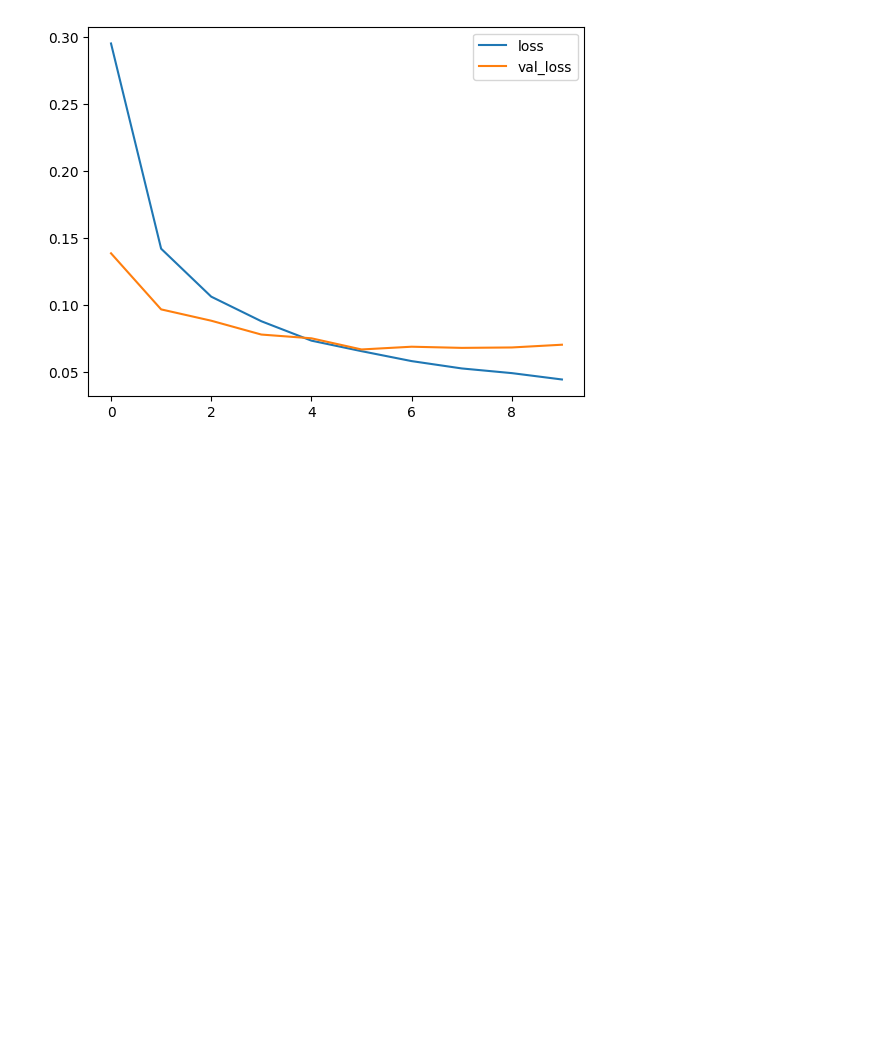
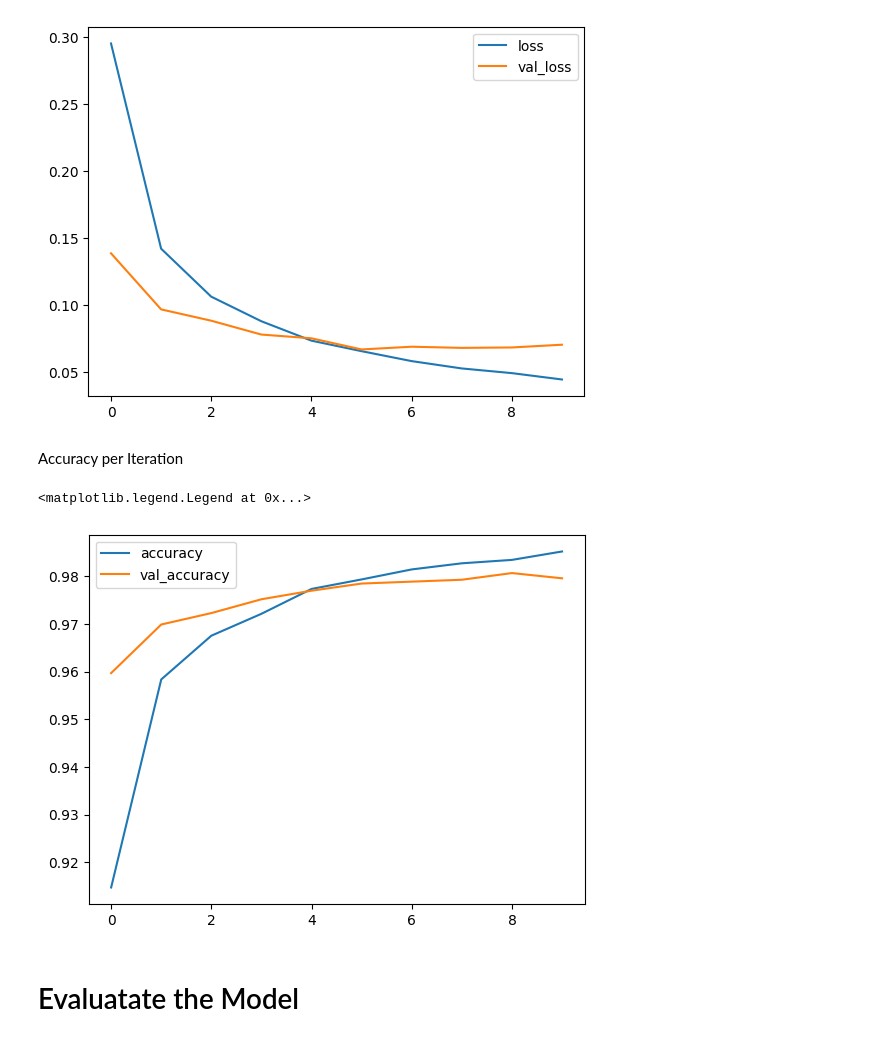
Before and after one commit to AmirHPartovi/MNIST, a Jupyter notebook: MNIST_ANN.ipynb, the cells around one changed output. Saved outputs shown, nothing was run; the diff lists cells and outputs as text; code cells hidden in the pictures; blank space fills up the shorter version.

```diff
--- a/MNIST_ANN.ipynb
+++ b/MNIST_ANN.ipynb
@@ -85,3 +85,15 @@ plt.legend()
 # %% [output]
 <matplotlib.legend.Legend at 0x...>
 [figure]
+# %% [markdown]
+Accuracy per Iteration
+# %%
+# Plot Accuray per Iteration
+plt.plot(fit.history['accuracy'],label='accuracy')
+plt.plot(fit.history['val_accuracy'],label='val_accuracy')
+plt.legend()
+# %% [output]
+<matplotlib.legend.Legend at 0x...>
+[figure, added]
+# %% [markdown]
+# Evaluatate the Model
```
Also changed, not shown: parts of 4 cells of this notebook.
